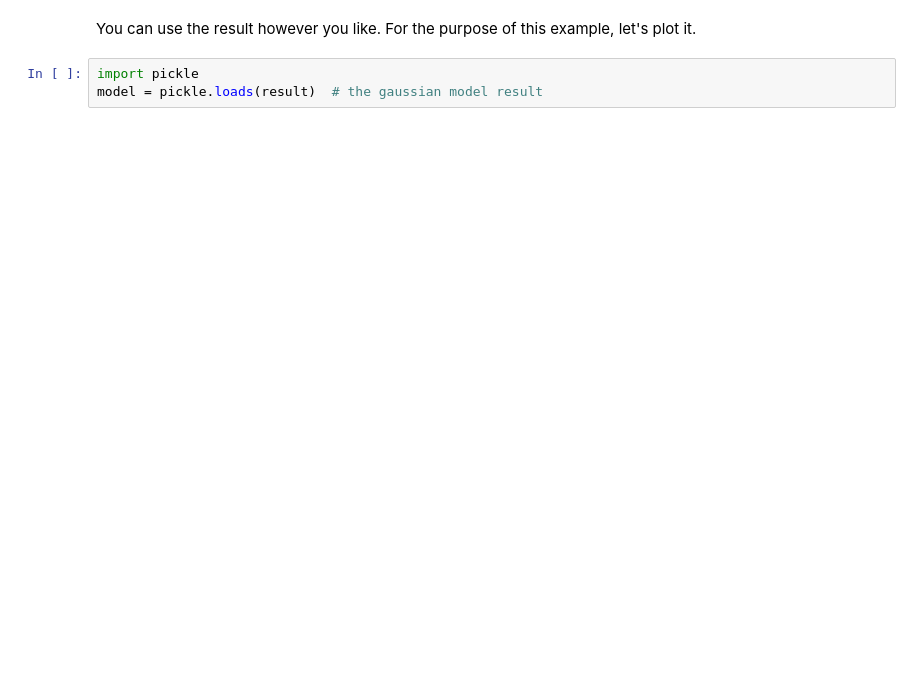
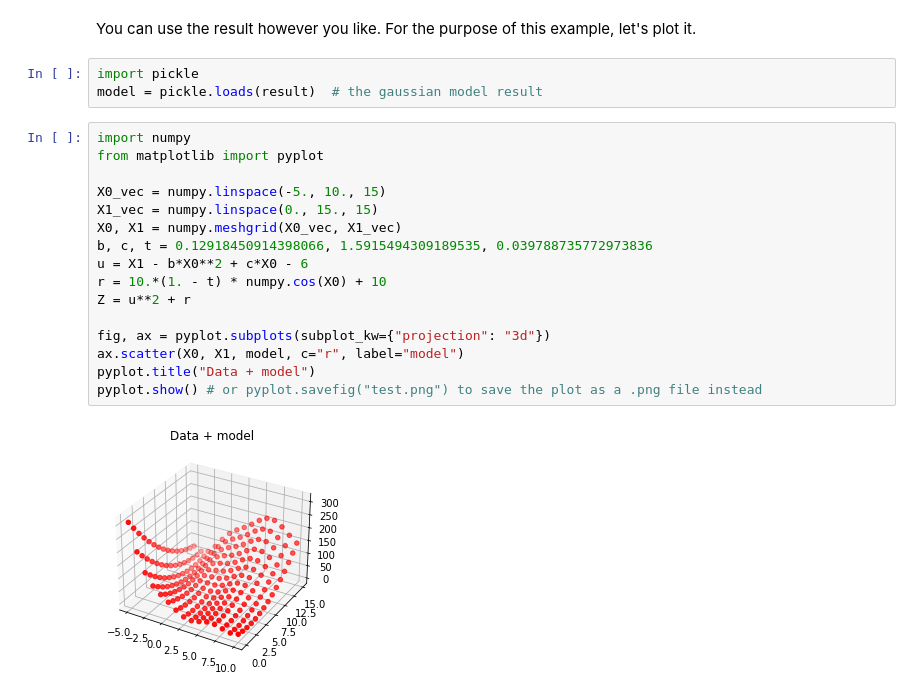
Before and after one commit to AlgoveraAI/generative-art, a Jupyter notebook: notebooks/3-C2D-flow-ocean.ipynb, the cells around one changed output. Drawn from its saved outputs; the diff is of its cells as text; blank space fills up the shorter version.

```diff
--- a/notebooks/3-C2D-flow-ocean.ipynb
+++ b/notebooks/3-C2D-flow-ocean.ipynb
@@ -276,3 +274,21 @@ You can use the result however you like. For the purpose of this example, let's
 # %%
 import pickle
 model = pickle.loads(result)  # the gaussian model result
+# %%
+import numpy
+from matplotlib import pyplot
+
+X0_vec = numpy.linspace(-5., 10., 15)
+X1_vec = numpy.linspace(0., 15., 15)
+X0, X1 = numpy.meshgrid(X0_vec, X1_vec)
+b, c, t = 0.12918450914398066, 1.5915494309189535, 0.039788735772973836
+u = X1 - b*X0**2 + c*X0 - 6
+r = 10.*(1. - t) * numpy.cos(X0) + 10
+Z = u**2 + r
+
+fig, ax = pyplot.subplots(subplot_kw={"projection": "3d"})
+ax.scatter(X0, X1, model, c="r", label="model")
+pyplot.title("Data + model")
+pyplot.show() # or pyplot.savefig("test.png") to save the plot as a .png file instead
+# %% [output]
+[figure, added]
```
Also changed, not shown: parts of 7 cells of this notebook.
